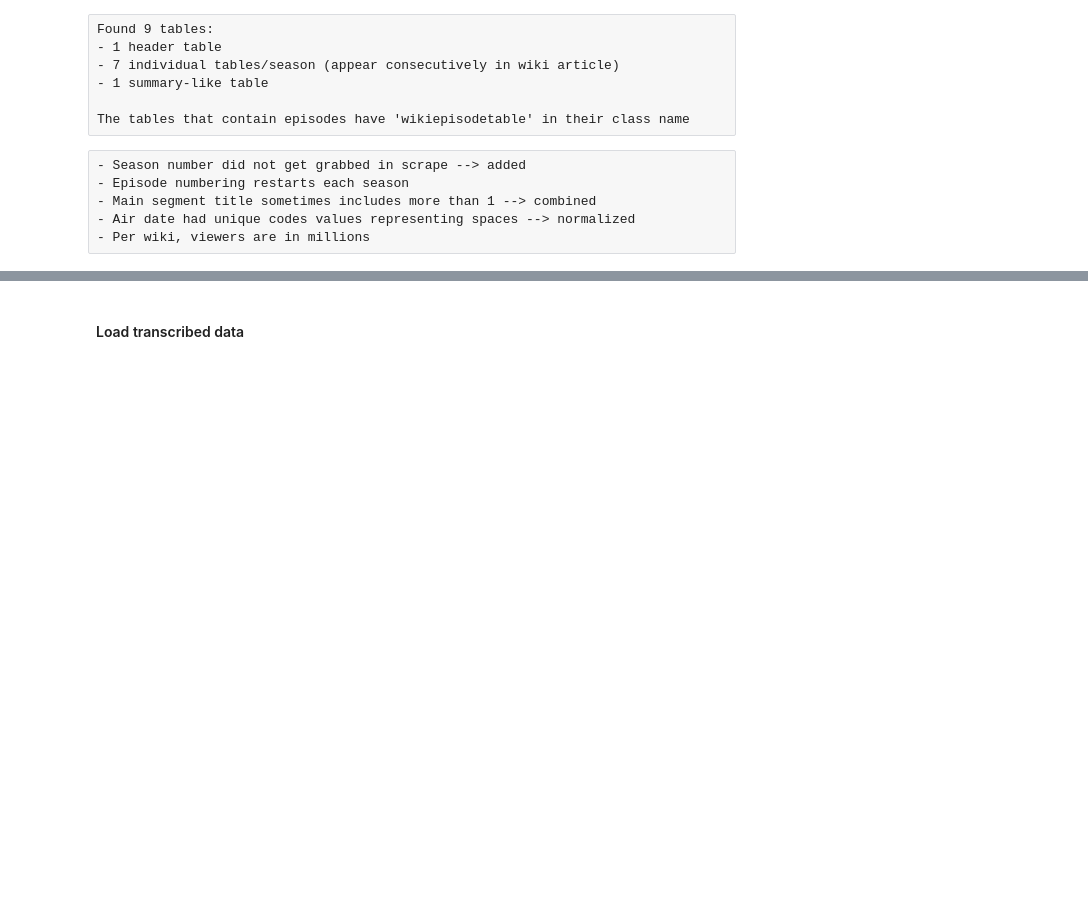
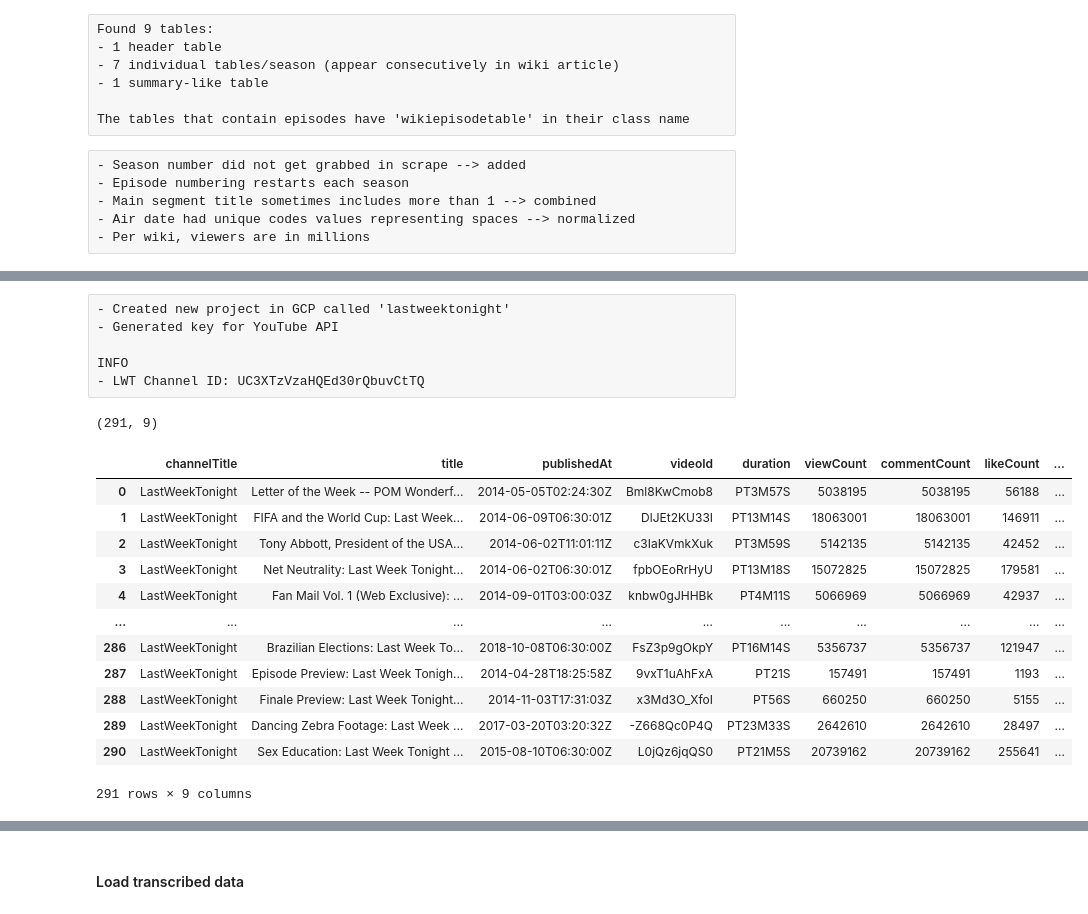
Before and after one commit to jweisman11/lastweektonight, a Jupyter notebook: analyze_lwt_text.ipynb, the cells around one changed output, grey strips where cells are left out. Cells and saved outputs as stored; diff of their text form; code cells hidden in the pictures; blank space fills up the shorter version.

Commit message:
added youtube search code

```diff
--- a/analyze_lwt_text.ipynb
+++ b/analyze_lwt_text.ipynb
@@ -124,0 +133,6 @@ lwt_episodes
+# %% [raw]
+- Created new project in GCP called 'lastweektonight'
+- Generated key for YouTube API
+
+INFO
+- LWT Channel ID: UC3XTzVzaHQEd30rQbuvCtTQ
@@ -124,0 +218,40 @@ lwt_episodes
+# %%
+
+videos = fetch_all_youtube_videos("UC3XTzVzaHQEd30rQbuvCtTQ")
+lst = []
+for video in videos['items']:
+    video_stats = get_statistics(video['id']['videoId'])
+    results_json = {
+        'channelTitle':video['snippet']['channelTitle'],
+        'title':video['snippet']['title'],
+        'publishedAt':video['snippet']['publishedAt'],
+        'videoId':video['id']['videoId'],
+        'duration':video_stats['items'][0]['contentDetails']['duration'],
+        'viewCount':video_stats['items'][0]['statistics']['viewCount'],
+        'commentCount':video_stats['items'][0]['statistics']['viewCount'],
+        'likeCount':video_stats['items'][0]['statistics']['likeCount'],
+        'dislikeCount':video_stats['items'][0]['statistics']['dislikeCount']
+    }
+
+    lst.append(results_json)
+# %%
+df = pd.read_json(json.dumps(lst))
+df.shape
+# %% [output]
+(291, 9)
+# %%
+df
+# %% [output]
+|  | channelTitle | title | publishedAt | videoId | duration | viewCount | commentCount | likeCount | ... |
+| 0 | LastWeekTonight | Letter of the Week -- POM Wonderf... | 2014-05-05T02:24:30Z | Bml8KwCmob8 | PT3M57S | 5038195 | 5038195 | 56188 | ... |
+| 1 | LastWeekTonight | FIFA and the World Cup: Last Week... | 2014-06-09T06:30:01Z | DlJEt2KU33I | PT13M14S | 18063001 | 18063001 | 146911 | ... |
+| 2 | LastWeekTonight | Tony Abbott, President of the USA... | 2014-06-02T11:01:11Z | c3IaKVmkXuk | PT3M59S | 5142135 | 5142135 | 42452 | ... |
+| 3 | LastWeekTonight | Net Neutrality: Last Week Tonight... | 2014-06-02T06:30:01Z | fpbOEoRrHyU | PT13M18S | 15072825 | 15072825 | 179581 | ... |
+| 4 | LastWeekTonight | Fan Mail Vol. 1 (Web Exclusive): ... | 2014-09-01T03:00:03Z | knbw0gJHHBk | PT4M11S | 5066969 | 5066969 | 42937 | ... |
+| ... | ... | ... | ... | ... | ... | ... | ... | ... | ... |
+| 286 | LastWeekTonight | Brazilian Elections: Last Week To... | 2018-10-08T06:30:00Z | FsZ3p9gOkpY | PT16M14S | 5356737 | 5356737 | 121947 | ... |
+| 287 | LastWeekTonight | Episode Preview: Last Week Tonigh... | 2014-04-28T18:25:58Z | 9vxT1uAhFxA | PT21S | 157491 | 157491 | 1193 | ... |
+| 288 | LastWeekTonight | Finale Preview: Last Week Tonight... | 2014-11-03T17:31:03Z | x3Md3O_XfoI | PT56S | 660250 | 660250 | 5155 | ... |
+| 289 | LastWeekTonight | Dancing Zebra Footage: Last Week ... | 2017-03-20T03:20:32Z | -Z668Qc0P4Q | PT23M33S | 2642610 | 2642610 | 28497 | ... |
+| 290 | LastWeekTonight | Sex Education: Last Week Tonight ... | 2015-08-10T06:30:00Z | L0jQz6jqQS0 | PT21M5S | 20739162 | 20739162 | 255641 | ... |
+291 rows × 9 columns
```
Also changed, not shown: parts of 9 cells of this notebook, 1 other file.
